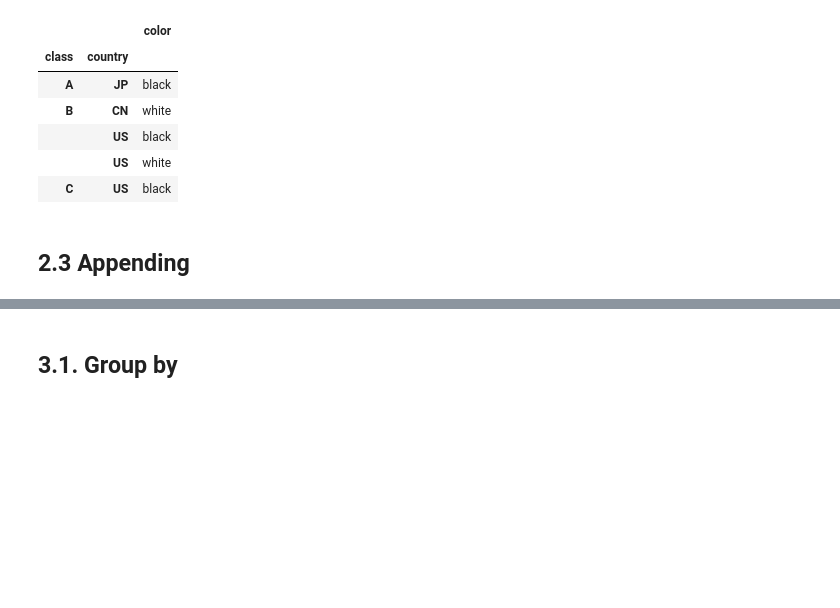
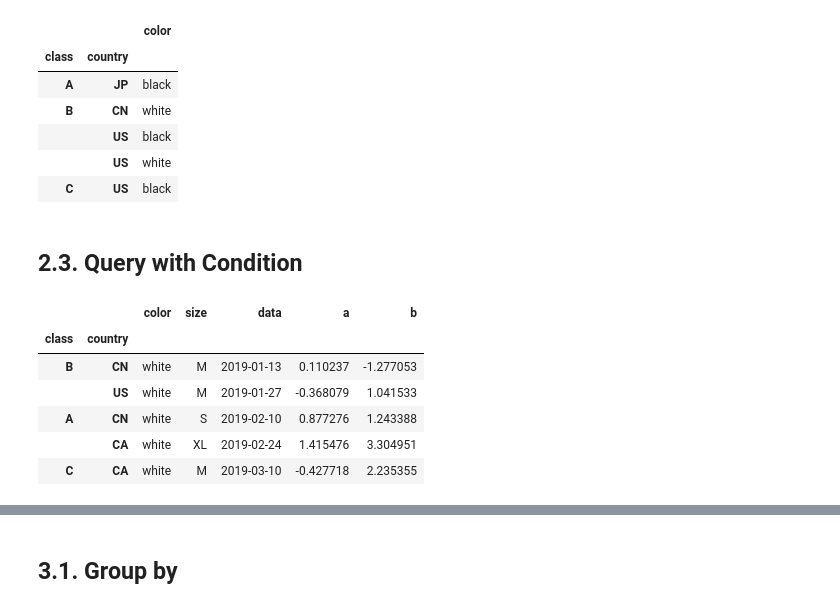
Before and after one commit to Jay4869/Data-Science, a Jupyter notebook: Python/Pandas Notes.ipynb, the cells around one changed output, grey strips where cells are left out. Cells and saved outputs as stored; diff of their text form; code cells hidden in the pictures; blank space fills up the shorter version.

Commit message:
add query

```diff
--- a/Python/Pandas Notes.ipynb
+++ b/Python/Pandas Notes.ipynb
@@ -298,4 +277,14 @@ df[['color']].head()
 |  | US | white |
 | C | US | black |
 # %% [markdown]
-## 2.3 Appending
+## 2.3. Query with Condition
+# %%
+df[(df.color == 'white')]
+# %% [output]
+|  |  | color | size | data | a | b |
+| class | country |  |  |  |  |  |
+| B | CN | white | M | 2019-01-13 | 0.110237 | -1.277053 |
+|  | US | white | M | 2019-01-27 | -0.368079 | 1.041533 |
+| A | CN | white | S | 2019-02-10 | 0.877276 | 1.243388 |
+|  | CA | white | XL | 2019-02-24 | 1.415476 | 3.304951 |
+| C | CA | white | M | 2019-03-10 | -0.427718 | 2.235355 |
```
Also changed, not shown: parts of 13 cells of this notebook.
